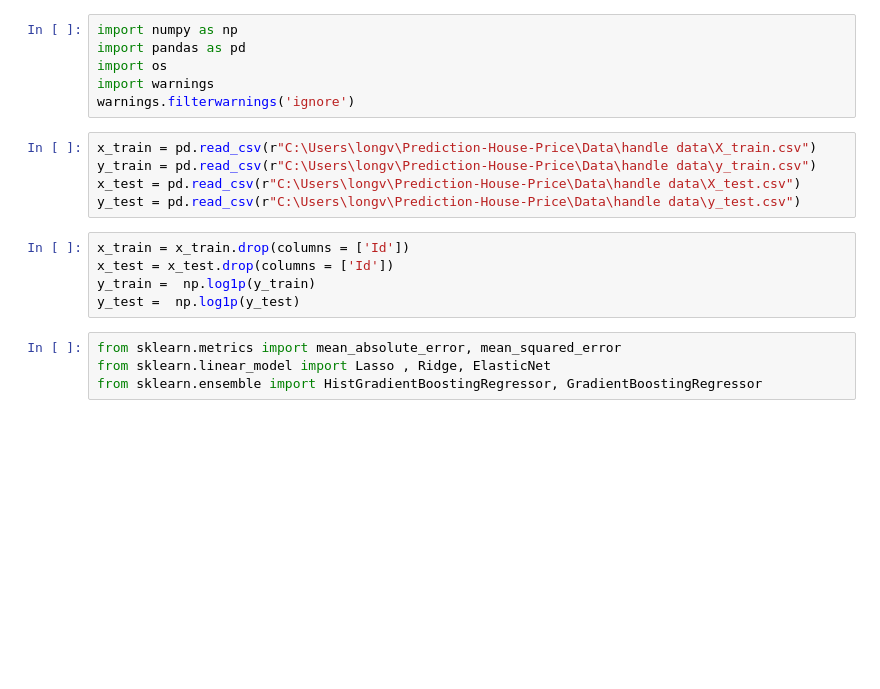
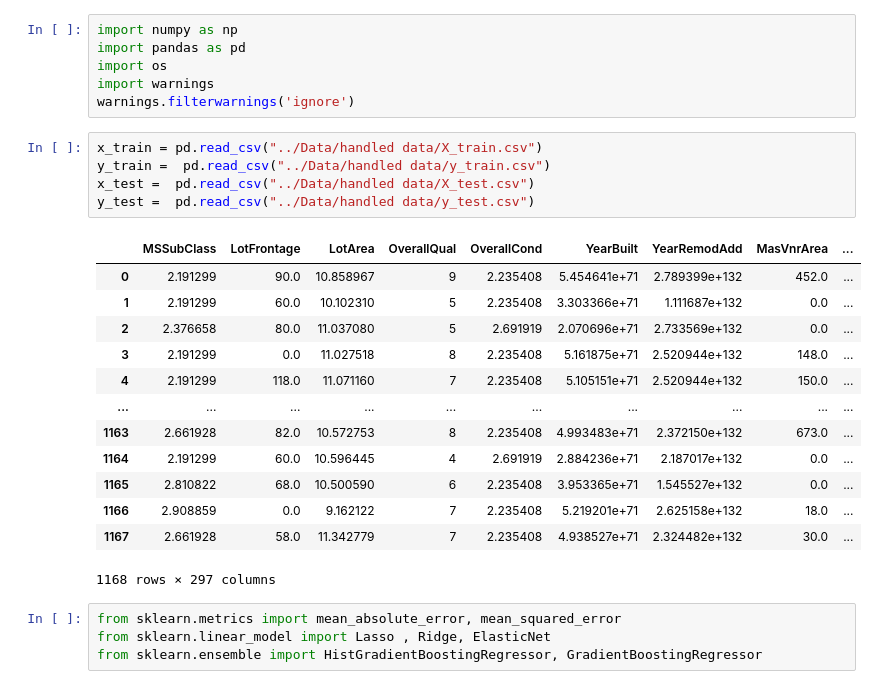
Before and after one commit to HwuuPhuc0904/Prediction-House-Price, a Jupyter notebook: TrainingNoteBook/XGboost.ipynb, the cells around one changed output. Drawn from its saved outputs; the diff is of its cells as text; blank space fills up the shorter version.

```diff
--- a/TrainingNoteBook/XGboost.ipynb
+++ b/TrainingNoteBook/XGboost.ipynb
@@ -5,15 +5,25 @@ import os
 import warnings
 warnings.filterwarnings('ignore')
 # %%
-x_train = pd.read_csv(r"C:\Users\longv\Prediction-House-Price\Data\handle data\X_train.csv")
-y_train = pd.read_csv(r"C:\Users\longv\Prediction-House-Price\Data\handle data\y_train.csv")
-x_test = pd.read_csv(r"C:\Users\longv\Prediction-House-Price\Data\handle data\X_test.csv")
-y_test = pd.read_csv(r"C:\Users\longv\Prediction-House-Price\Data\handle data\y_test.csv")
+x_train = pd.read_csv("../Data/handled data/X_train.csv")
+y_train =  pd.read_csv("../Data/handled data/y_train.csv")
+x_test =  pd.read_csv("../Data/handled data/X_test.csv")
+y_test =  pd.read_csv("../Data/handled data/y_test.csv")
 # %%
-x_train = x_train.drop(columns = ['Id'])
-x_test = x_test.drop(columns = ['Id'])
-y_train =  np.log1p(y_train)
-y_test =  np.log1p(y_test)
+# %% [output]
+|  | MSSubClass | LotFrontage | LotArea | OverallQual | OverallCond | YearBuilt | YearRemodAdd | MasVnrArea | ... |
+| 0 | 2.191299 | 90.0 | 10.858967 | 9 | 2.235408 | 5.454641e+71 | 2.789399e+132 | 452.0 | ... |
+| 1 | 2.191299 | 60.0 | 10.102310 | 5 | 2.235408 | 3.303366e+71 | 1.111687e+132 | 0.0 | ... |
+| 2 | 2.376658 | 80.0 | 11.037080 | 5 | 2.691919 | 2.070696e+71 | 2.733569e+132 | 0.0 | ... |
+| 3 | 2.191299 | 0.0 | 11.027518 | 8 | 2.235408 | 5.161875e+71 | 2.520944e+132 | 148.0 | ... |
+| 4 | 2.191299 | 118.0 | 11.071160 | 7 | 2.235408 | 5.105151e+71 | 2.520944e+132 | 150.0 | ... |
+| ... | ... | ... | ... | ... | ... | ... | ... | ... | ... |
+| 1163 | 2.661928 | 82.0 | 10.572753 | 8 | 2.235408 | 4.993483e+71 | 2.372150e+132 | 673.0 | ... |
+| 1164 | 2.191299 | 60.0 | 10.596445 | 4 | 2.691919 | 2.884236e+71 | 2.187017e+132 | 0.0 | ... |
+| 1165 | 2.810822 | 68.0 | 10.500590 | 6 | 2.235408 | 3.953365e+71 | 1.545527e+132 | 0.0 | ... |
+| 1166 | 2.908859 | 0.0 | 9.162122 | 7 | 2.235408 | 5.219201e+71 | 2.625158e+132 | 18.0 | ... |
+| 1167 | 2.661928 | 58.0 | 11.342779 | 7 | 2.235408 | 4.938527e+71 | 2.324482e+132 | 30.0 | ... |
+1168 rows × 297 columns
 # %%
 from sklearn.metrics import mean_absolute_error, mean_squared_error
 from sklearn.linear_model import Lasso , Ridge, ElasticNet
```
Also changed, not shown: parts of 1 cell of this notebook, 12 other files.
